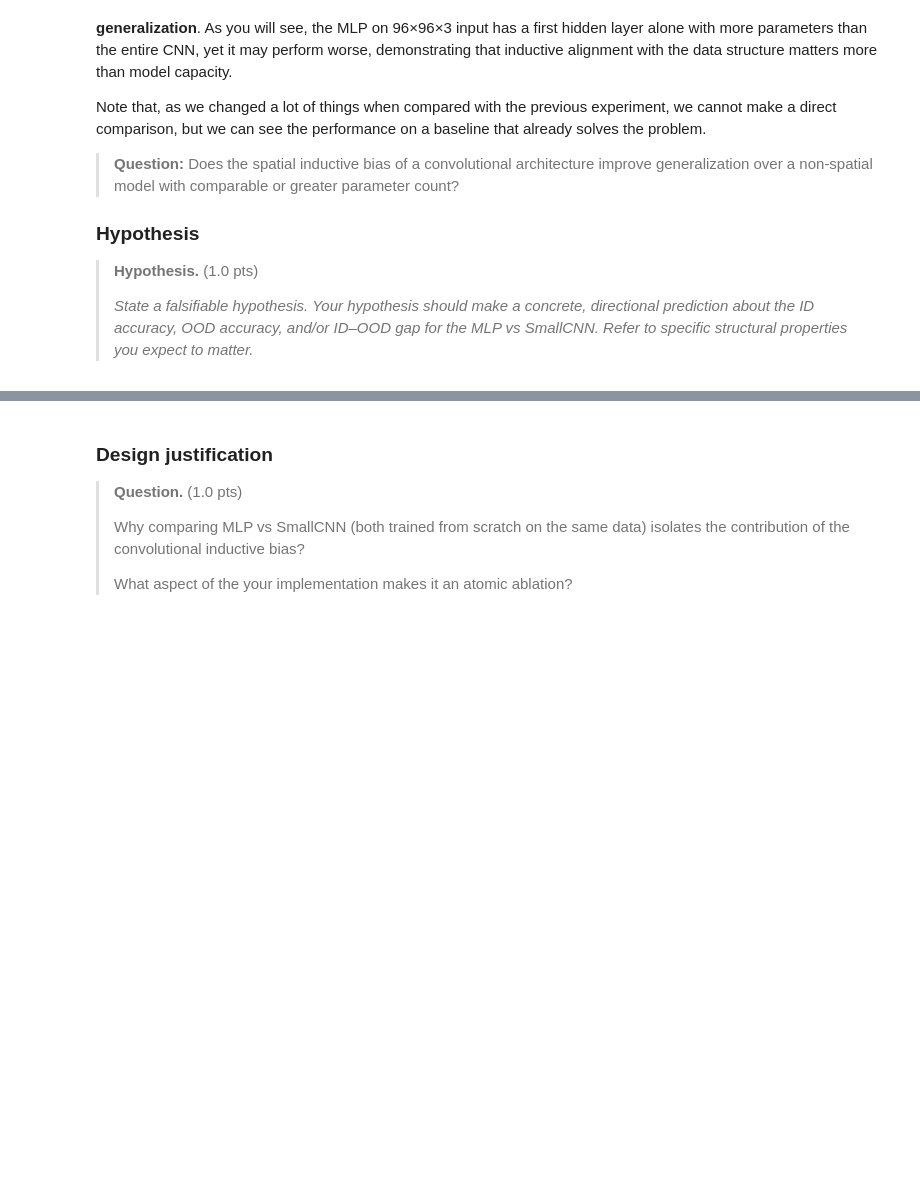
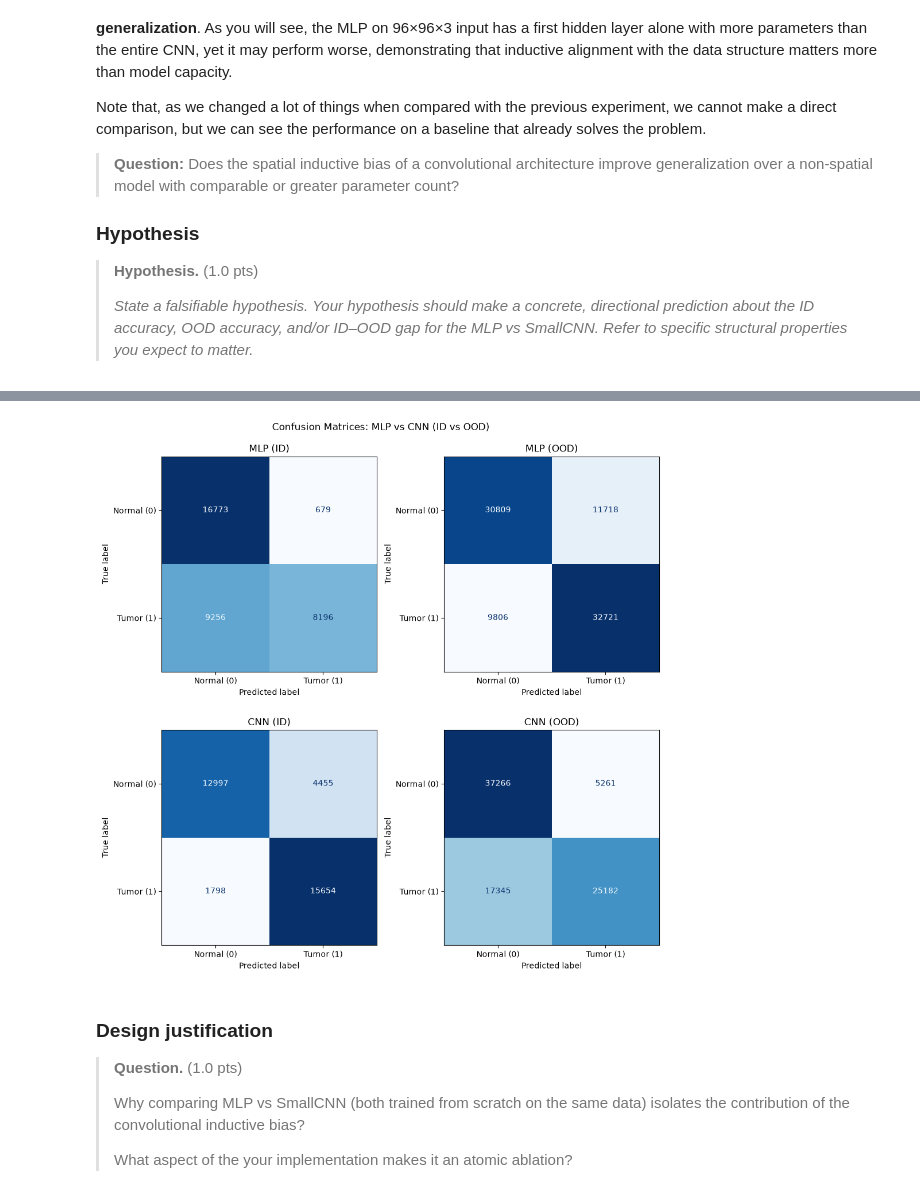
Before and after one commit to mariagabi-lustosa/Tarefa3_MC886, a Jupyter notebook: mc886_1s2026_assignment_3.ipynb, the cells around one changed output, grey strips where cells are left out. Drawn from its saved outputs; the diff is of its cells as text; code cells hidden in the pictures; blank space fills up the shorter version.

```diff
--- a/mc886_1s2026_assignment_3.ipynb
+++ b/mc886_1s2026_assignment_3.ipynb
@@ -438,7 +440,7 @@ def train_model(
     return history
 
 def evaluate_model(model: nn.Module, data_loader: DataLoader) -> dict[str, float]:
-    """Evaluates the model on the given data loader and returns the AUC-ROC score."""
+    """Evaluates the model on the given data loader and returns AUC-ROC and accuracy."""
     model.eval()
     all_labels = []
     all_probs = []
@@ -451,11 +453,18 @@ def evaluate_model(model: nn.Module, data_loader: DataLoader) -> dict[str, float
             all_probs.extend(probs.flatten())
             all_labels.extend(labels.numpy().flatten())
 
+    all_labels = np.array(all_labels)
+    all_probs = np.array(all_probs)
+    all_preds = (all_probs >= 0.5).astype(int)  # threshold the sigmoid output to get class predictions
+
     auc_roc = float(roc_auc_score(all_labels, all_probs))
+    accuracy = float((all_preds == all_labels).mean())
 
     return {
         "auc_roc": auc_roc,
-        #...
+        "accuracy": accuracy,
+        "labels": all_labels,
+        "probs": all_probs,
     }
 # %%
 class LinearProbe(nn.Module):
@@ -640,3 +760,26 @@ train_cnn_history = train_model(cnn, train_loader, cnn_criterion, cnn_optimizer,
+# %%
+# Confusion matrices: one per (model, split) combination, using the same 0.5 threshold as evaluate_model.
+fig, axes = plt.subplots(2, 2, figsize=(10, 10))
+
+cm_inputs = [
+    ("MLP (ID)", mlp_id_metrics, axes[0, 0]),
+    ("MLP (OOD)", mlp_ood_metrics, axes[0, 1]),
+    ("CNN (ID)", cnn_id_metrics, axes[1, 0]),
+    ("CNN (OOD)", cnn_ood_metrics, axes[1, 1]),
+]
+
+for name, metrics, ax in cm_inputs:
+    preds = (metrics["probs"] >= 0.5).astype(int)
+    cm = confusion_matrix(metrics["labels"], preds)
+    disp = ConfusionMatrixDisplay(cm, display_labels=["Normal (0)", "Tumor (1)"])
+    disp.plot(ax=ax, colorbar=False, cmap="Blues")
+    ax.set_title(name)
+
+fig.suptitle("Confusion Matrices: MLP vs CNN (ID vs OOD)")
+plt.tight_layout()
+plt.show()
+# %% [output]
+[figure, added]
 # %% [markdown]
 ### Design justification
 
```
Also changed, not shown: parts of 13 cells of this notebook.
